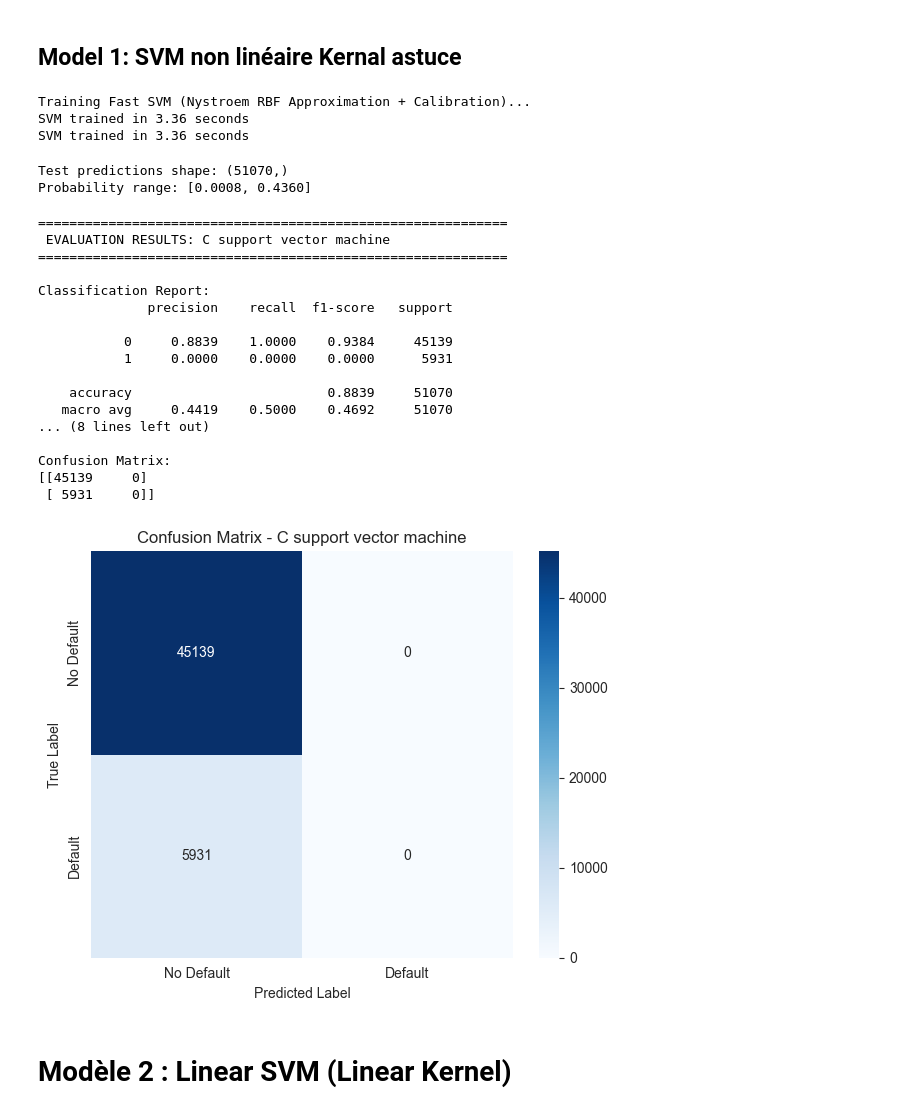
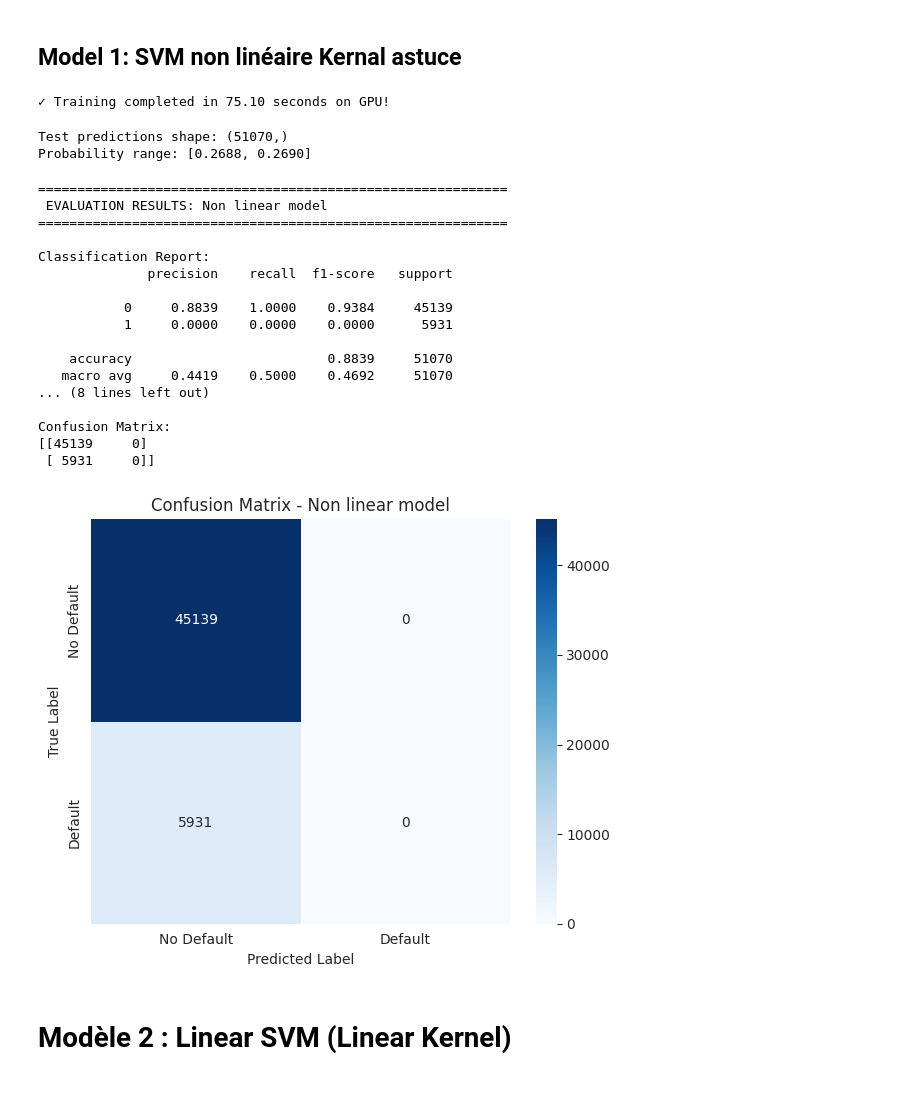
Before and after one commit to abdenour234/Prediction-of-Payment-Default-Using-Ensemble-Methods, a Jupyter notebook: Models_training/SVM_(1).ipynb, the cells around one changed output. Drawn from its saved outputs; the diff is of its cells as text; code cells hidden in the pictures.

```diff
--- a/Models_training/SVM_(1).ipynb
+++ b/Models_training/SVM_(1).ipynb
@@ -68,7 +74,7 @@ print("✓ All libraries imported successfully!")
 # Chargement de données
 # %%
 # Load the standardized dataset
-data = pd.read_csv(r"C:\5thyear\Data_Mining\Prediction-of-Payment-Default-Using-Ensemble-Methods\Data\data_standardized.csv", index_col=0)
+data = pd.read_csv('/content/drive/MyDrive/Colab Notebooks/Data_non_standarise.csv', index_col=0)
 
 print("Dataset Shape:", data.shape)
 print("\n" + "="*50)
@@ -126,4 +132,8 @@ X_train, X_test, y_train, y_test = train_test_split(
     random_state=42,
     stratify=y
 )
-X_train.head()
+
+# Convert now GPU
+X_train_gpu = cp.asarray(X_train)
+y_train_gpu = cp.asarray(y_train)
+X_test_gpu = cp.asarray(X_test)
@@ -137,32 +140,31 @@ X_train.head()
 # %% [markdown]
 ## Model 1: SVM non linéaire Kernal astuce
-# %%
-# --- SVM: FAST VERSION with Nystroem Approximation ---
-print("Training Fast SVM (Nystroem RBF Approximation + Calibration)...")
-start_time = time.time()
-
-
-# Create directory if needed
-
-# Model: Nystroem RBF approximation
-base_svm = Pipeline([
-    ('nystroem', Nystroem(kernel='rbf', gamma=2.0, n_components=100, random_state=42)),
-    ('sgd', SGDClassifier(loss='hinge', random_state=42, max_iter=1000))
-])
-c_svc = CalibratedClassifierCV(base_svm, method='sigmoid', cv=3)
-
-# Fit
-c_svc.fit(X_train, y_train)
-
-training_time = time.time() - start_time
-print(f"SVM trained in {training_time:.2f} seconds")
-# %% [output]
-Training Fast SVM (Nystroem RBF Approximation + Calibration)...
-SVM trained in 3.36 seconds
-SVM trained in 3.36 seconds
+# %%
+start_time = time.time()
+
+# Create a cuSVC model
+c_svc = cuSVC(
+    C=1.0,
+    kernel='rbf',
+    gamma='scale',
+    probability=True
+)
+
+# Fit the model on GPU
+c_svc.fit(X_train_gpu, y_train_gpu)
+
+training_time = time.time() - start_time
+print(f"✓ Training completed in {training_time:.2f} seconds on GPU!")
+# %% [output]
+✓ Training completed in 75.10 seconds on GPU!
 # %%
-y_pred = c_svc.predict(X_test)
-y_prob = c_svc.predict_proba(X_test)[:, 1]
+y_pred_gpu = c_svc.predict(X_test_gpu)
+y_pred = cp.asnumpy(y_pred_gpu).astype('int64')
+
+# Manual probability via decision function + sigmoid
+decision = c_svc.decision_function(X_test_gpu)
+decision_np = cp.asnumpy(decision)
+y_prob = 1 / (1 + np.exp(-decision_np))
 
 # Keep test labels as numpy
 y_test_np = y_test.copy()
@@ -171,7 +173,7 @@ print(f"Test predictions shape: {y_pred.shape}")
 print(f"Probability range: [{y_prob.min():.4f}, {y_prob.max():.4f}]")
 # %% [output]
 Test predictions shape: (51070,)
-Probability range: [0.0008, 0.4360]
+Probability range: [0.2688, 0.2690]
 # %%
 def evaluate_model_final(y_true, y_pred, y_prob, model_name):
     print("\n" + "="*60)
@@ -209,35 +211,35 @@ def evaluate_model_final(y_true, y_pred, y_prob, model_name):
                 xticklabels=['No Default', 'Default'],
                 yticklabels=['No Default', 'Default'])
     plt.title(f'Confusion Matrix - {model_name}')
     plt.ylabel('True Label')
     plt.xlabel('Predicted Label')
     plt.tight_layout()
     plt.show()
 #evaluation
 evaluate_model_final(
     y_true=y_test_np,
     y_pred=y_pred,
     y_prob=y_prob,
-    model_name="C support vector machine"
+    model_name="Non linear model"
 )
 # %% [output]
 ============================================================
- EVALUATION RESULTS: C support vector machine
+ EVALUATION RESULTS: Non linear model
 ============================================================
 
 Classification Report:
               precision    recall  f1-score   support
 
            0     0.8839    1.0000    0.9384     45139
            1     0.0000    0.0000    0.0000      5931
 
     accuracy                         0.8839     51070
    macro avg     0.4419    0.5000    0.4692     51070
 ... (8 lines left out)
 
 Confusion Matrix:
 [[45139     0]
  [ 5931     0]]
-[figure, old version]
+[figure, new version]
 # %% [markdown]
 # Modèle 2 : Linear SVM (Linear Kernel)
```
Also changed, not shown: parts of 42 cells of this notebook.
